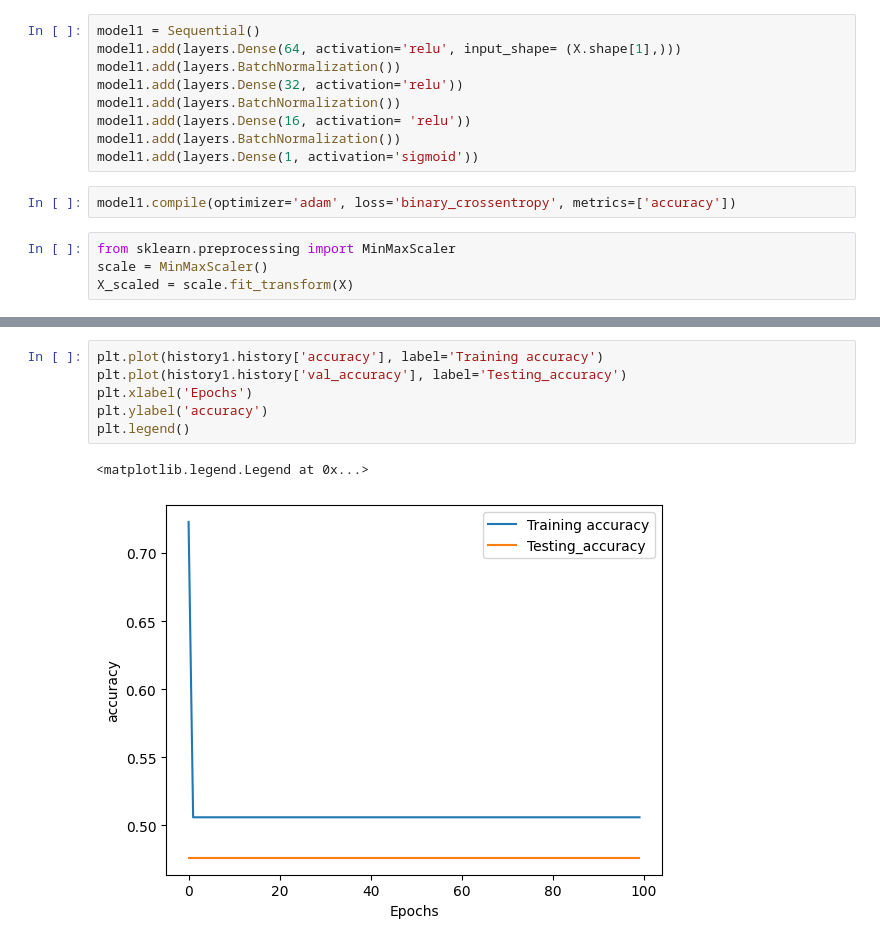
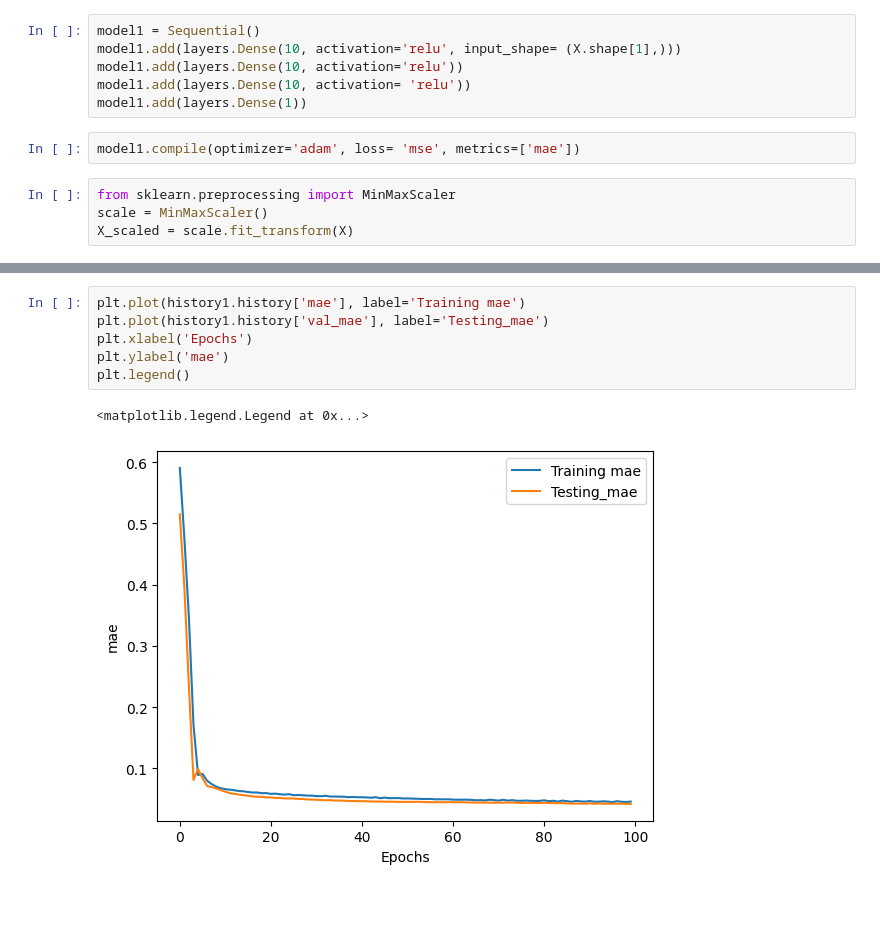
Before and after one commit to Samadabdul01/Deep-Learning, a Jupyter notebook: scaling.ipynb, the cells around one changed output, grey strips where cells are left out. Saved outputs shown, nothing was run; the diff lists cells and outputs as text; blank space fills up the shorter version.

```diff
--- a/scaling.ipynb
+++ b/scaling.ipynb
@@ -136,15 +127,12 @@ plt.legend()
 # With Scaling
 # %%
 model1 = Sequential()
-model1.add(layers.Dense(64, activation='relu', input_shape= (X.shape[1],)))
-model1.add(layers.BatchNormalization())
-model1.add(layers.Dense(32, activation='relu'))
-model1.add(layers.BatchNormalization())
-model1.add(layers.Dense(16, activation= 'relu'))
-model1.add(layers.BatchNormalization())
-model1.add(layers.Dense(1, activation='sigmoid'))
+model1.add(layers.Dense(10, activation='relu', input_shape= (X.shape[1],)))
+model1.add(layers.Dense(10, activation='relu'))
+model1.add(layers.Dense(10, activation= 'relu'))
+model1.add(layers.Dense(1))
 # %%
-model1.compile(optimizer='adam', loss='binary_crossentropy', metrics=['accuracy'])
+model1.compile(optimizer='adam', loss= 'mse', metrics=['mae'])
 # %%
 from sklearn.preprocessing import MinMaxScaler
 scale = MinMaxScaler()
@@ -181,9 +169,9 @@ plt.legend()
 # %%
-plt.plot(history1.history['accuracy'], label='Training accuracy')
-plt.plot(history1.history['val_accuracy'], label='Testing_accuracy')
+plt.plot(history1.history['mae'], label='Training mae')
+plt.plot(history1.history['val_mae'], label='Testing_mae')
 plt.xlabel('Epochs')
-plt.ylabel('accuracy')
+plt.ylabel('mae')
 plt.legend()
 # %% [output]
 <matplotlib.legend.Legend at 0x...>
-[figure, old version]
+[figure, new version]
```
Also changed, not shown: parts of 6 cells of this notebook.
